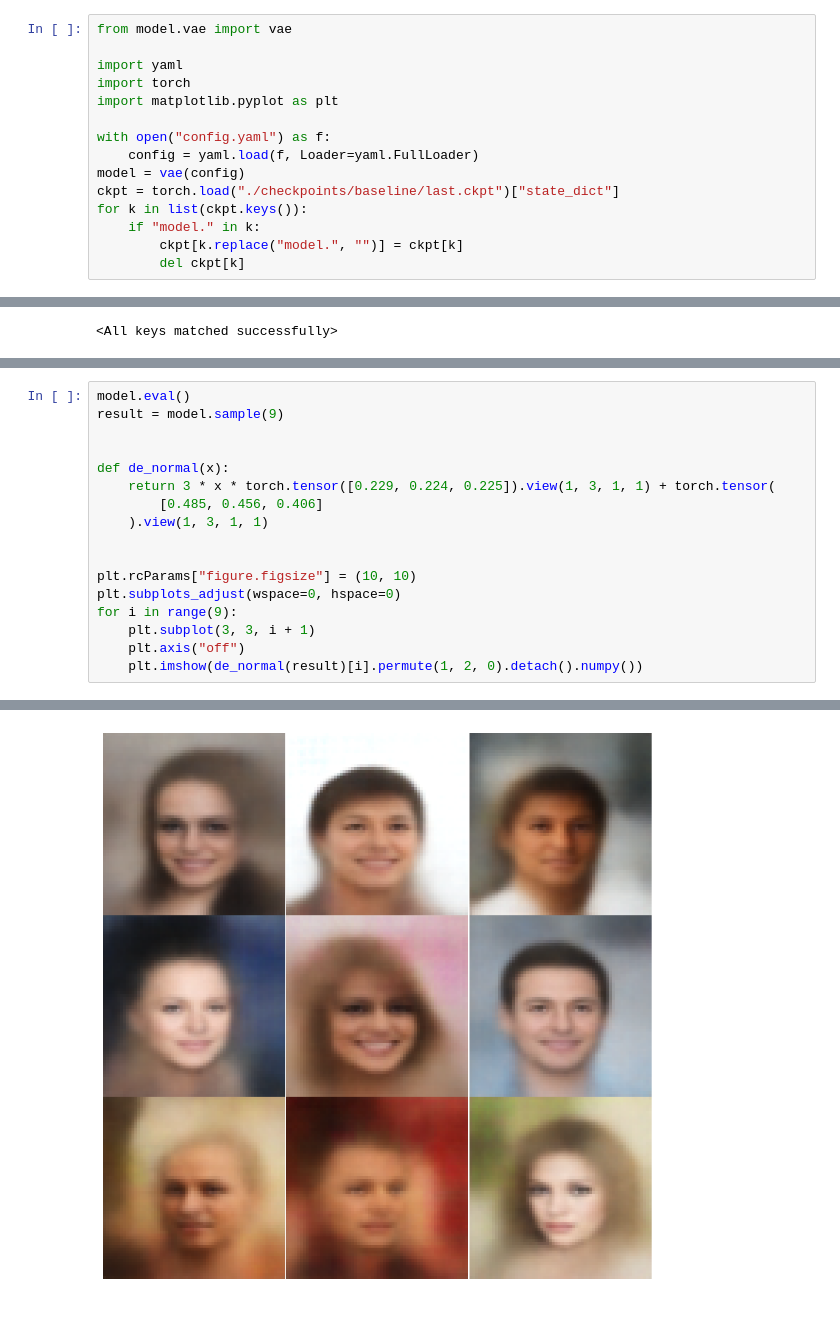
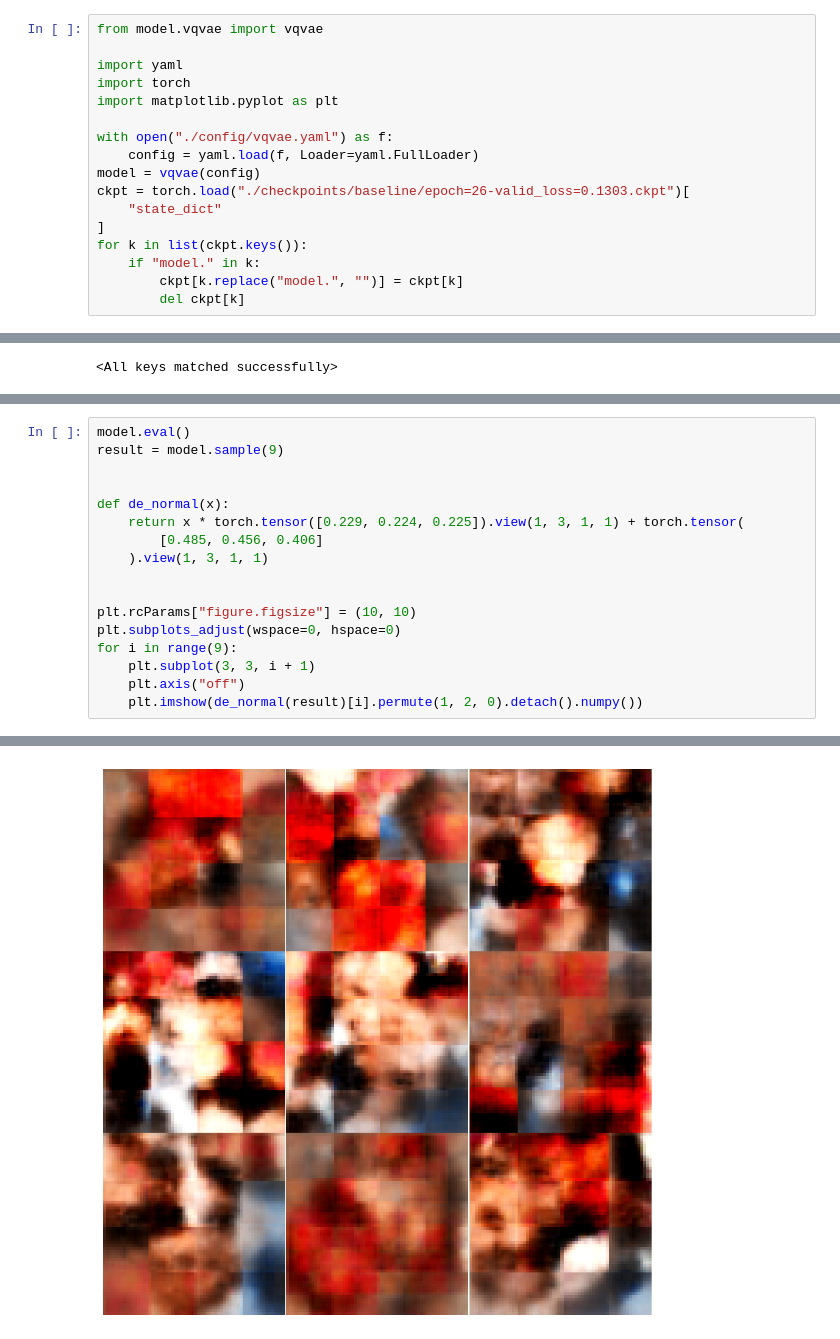
Before and after one commit to sonwe1e/PracticalLearning, a Jupyter notebook: VariationalAutoEncoder/demo.ipynb, the cells around one changed output, grey strips where cells are left out. Saved outputs shown, nothing was run; the diff lists cells and outputs as text.

```diff
--- a/VariationalAutoEncoder/demo.ipynb
+++ b/VariationalAutoEncoder/demo.ipynb
@@ -1,14 +1,16 @@
 # %%
-from model.vae import vae
+from model.vqvae import vqvae
 
 import yaml
 import torch
 import matplotlib.pyplot as plt
 
-with open("config.yaml") as f:
+with open("./config/vqvae.yaml") as f:
     config = yaml.load(f, Loader=yaml.FullLoader)
-model = vae(config)
-ckpt = torch.load("./checkpoints/baseline/last.ckpt")["state_dict"]
+model = vqvae(config)
+ckpt = torch.load("./checkpoints/baseline/epoch=26-valid_loss=0.1303.ckpt")[
+    "state_dict"
+]
 for k in list(ckpt.keys()):
     if "model." in k:
         ckpt[k.replace("model.", "")] = ckpt[k]
@@ -23,7 +33,7 @@ result = model.sample(9)
 
 
 def de_normal(x):
-    return 3 * x * torch.tensor([0.229, 0.224, 0.225]).view(1, 3, 1, 1) + torch.tensor(
+    return x * torch.tensor([0.229, 0.224, 0.225]).view(1, 3, 1, 1) + torch.tensor(
         [0.485, 0.456, 0.406]
     ).view(1, 3, 1, 1)
 
@@ -39 +57 @@ Clipping input data to the valid range for imshow with RGB data ([0..1] for floa
-[figure, old version]
+[figure, new version]
```
Also changed, not shown: parts of 3 cells of this notebook, 28 other files.
